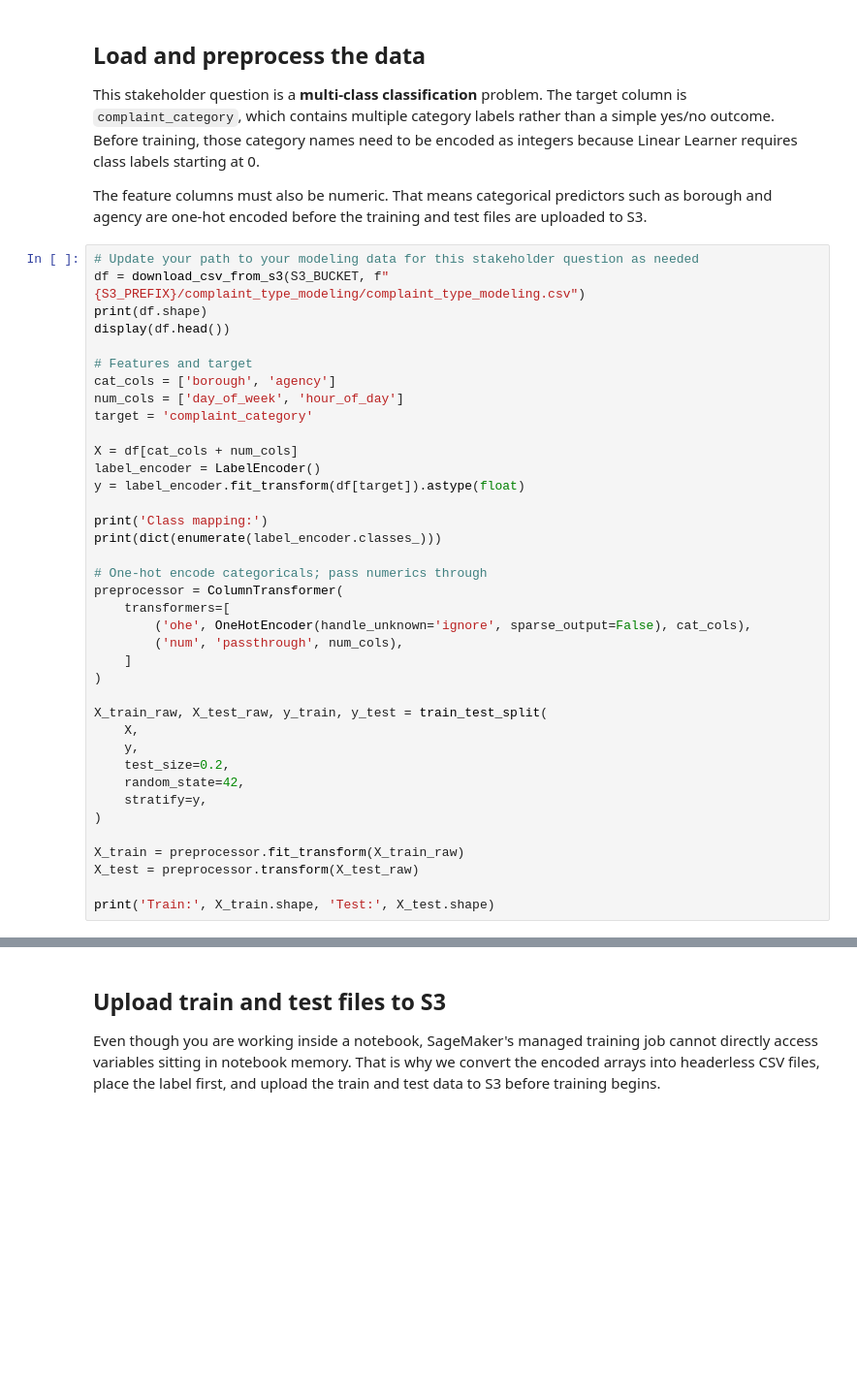
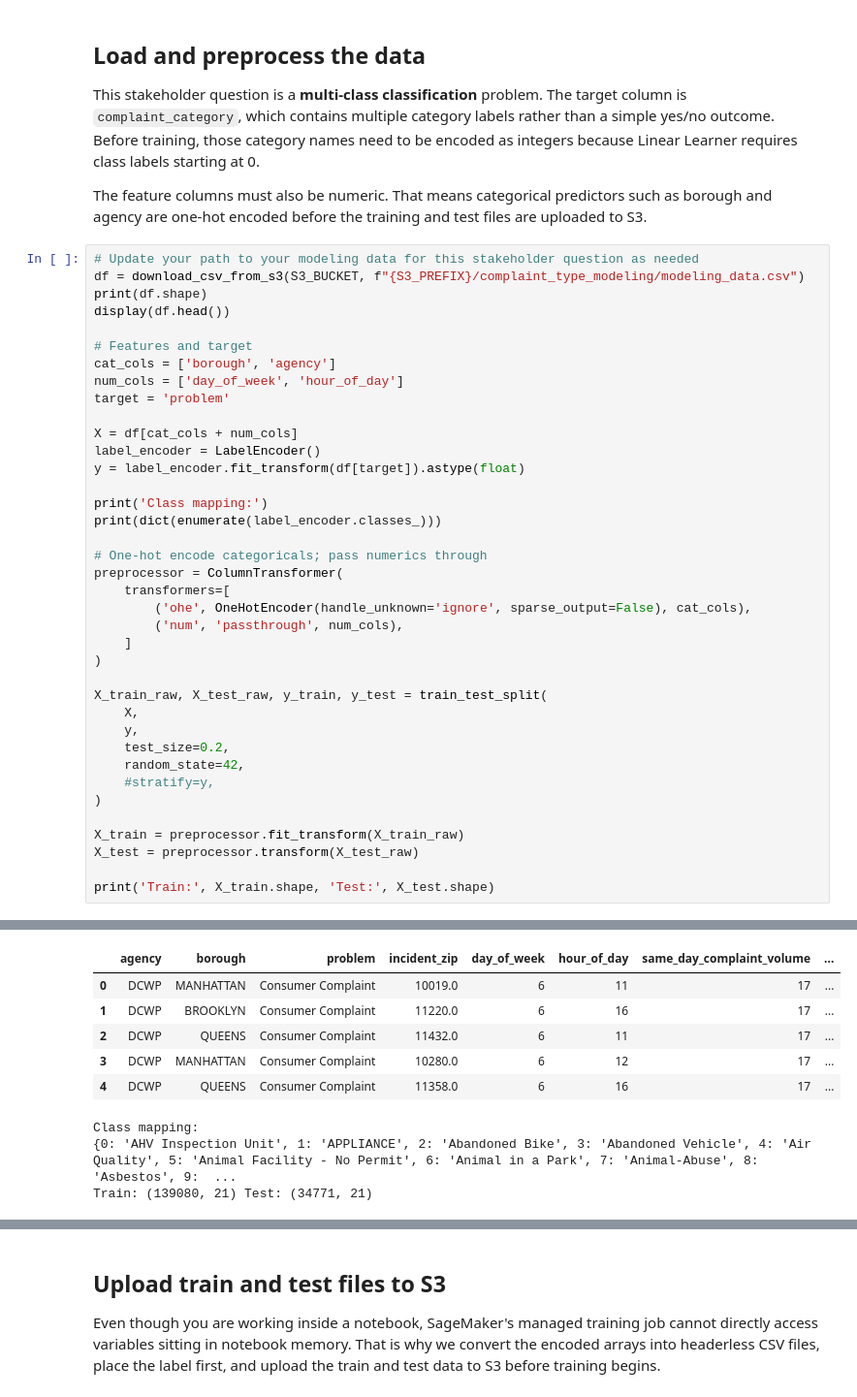
Before and after one commit to shaynamcc/aws-nyc311-mcconv15, a Jupyter notebook: notebooks/stakeholder_question03_linear_learner-Shayna_McConville.ipynb, the cells around one changed output, grey strips where cells are left out. Shown at 97% size. Saved outputs shown, nothing was run; the diff lists cells and outputs as text; blank space fills up the shorter version.

```diff
--- a/notebooks/stakeholder_question03_linear_learner-Shayna_McConville.ipynb
+++ b/notebooks/stakeholder_question03_linear_learner-Shayna_McConville.ipynb
@@ -100,14 +100,14 @@ This stakeholder question is a **multi-class classification** problem. The targe
 The feature columns must also be numeric. That means categorical predictors such as borough and agency are one-hot encoded before the training and test files are uploaded to S3.
 # %%
 # Update your path to your modeling data for this stakeholder question as needed
-df = download_csv_from_s3(S3_BUCKET, f"{S3_PREFIX}/complaint_type_modeling/complaint_type_modeling.csv")
+df = download_csv_from_s3(S3_BUCKET, f"{S3_PREFIX}/complaint_type_modeling/modeling_data.csv")
 print(df.shape)
 display(df.head())
 
 # Features and target
 cat_cols = ['borough', 'agency']
 num_cols = ['day_of_week', 'hour_of_day']
-target = 'complaint_category'
+target = 'problem'
 
 X = df[cat_cols + num_cols]
 label_encoder = LabelEncoder()
@@ -129,7 +129,7 @@ X_train_raw, X_test_raw, y_train, y_test = train_test_split(
     y,
     test_size=0.2,
     random_state=42,
-    stratify=y,
+    #stratify=y,
 )
 
 X_train = preprocessor.fit_transform(X_train_raw)
@@ -156,0 +141,9 @@ NoSuchKey: An error occurred (NoSuchKey) when calling the GetObject operation: T
+|  | agency | borough | problem | incident_zip | day_of_week | hour_of_day | same_day_complaint_volume | ... |
+| 0 | DCWP | MANHATTAN | Consumer Complaint | 10019.0 | 6 | 11 | 17 | ... |
+| 1 | DCWP | BROOKLYN | Consumer Complaint | 11220.0 | 6 | 16 | 17 | ... |
+| 2 | DCWP | QUEENS | Consumer Complaint | 11432.0 | 6 | 11 | 17 | ... |
+| 3 | DCWP | MANHATTAN | Consumer Complaint | 10280.0 | 6 | 12 | 17 | ... |
+| 4 | DCWP | QUEENS | Consumer Complaint | 11358.0 | 6 | 16 | 17 | ... |
+Class mapping:
+{0: 'AHV Inspection Unit', 1: 'APPLIANCE', 2: 'Abandoned Bike', 3: 'Abandoned Vehicle', 4: 'Air Quality', 5: 'Animal Facility - No Permit', 6: 'Animal in a Park', 7: 'Animal-Abuse', 8: 'Asbestos', 9:  ...
+Train: (139080, 21) Test: (34771, 21)
```
Also changed, not shown: parts of 7 cells of this notebook, 1 other file.
